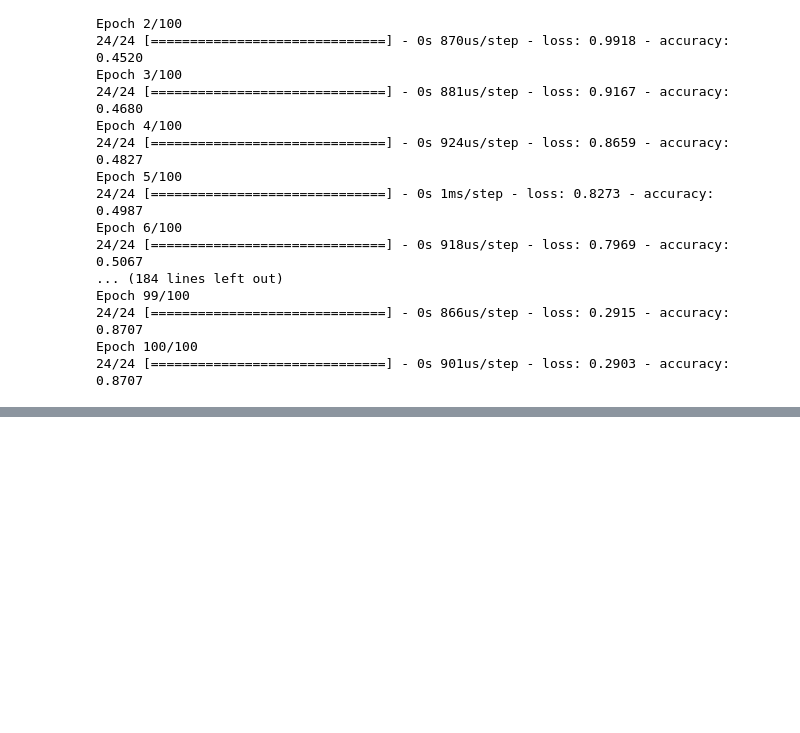
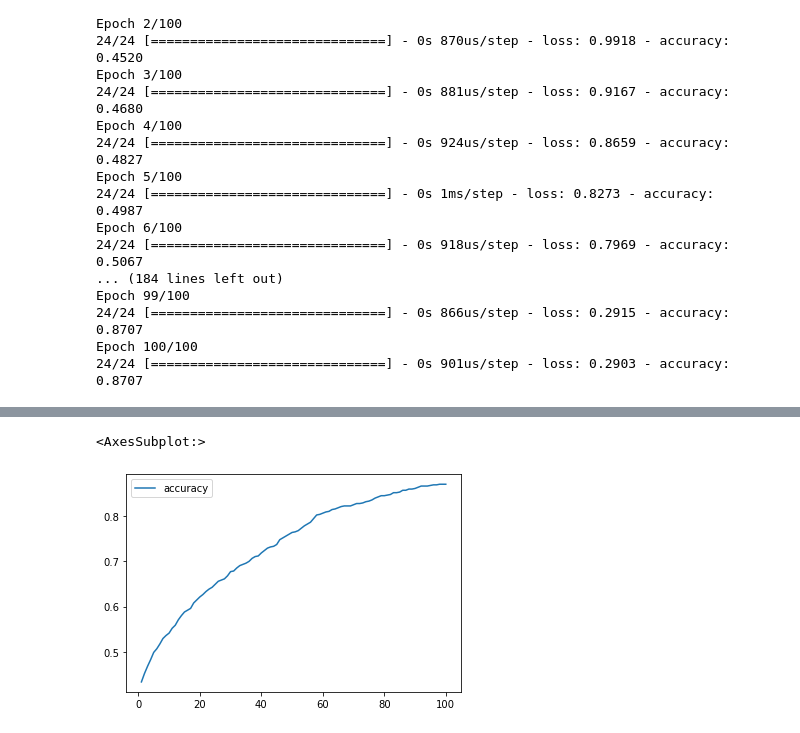
Before and after one commit to macosta2015/Neural-Networks, a Jupyter notebook: Untitled.ipynb, the cells around one changed output, grey strips where cells are left out. Cells and saved outputs as stored; diff of their text form; code cells hidden in the pictures; blank space fills up the shorter version.

```diff
--- a/Untitled.ipynb
+++ b/Untitled.ipynb
@@ -159,0 +169,6 @@ Epoch 100/100
+# %%
+# Plot the accuracy
+history_df.plot(y="accuracy")
+# %% [output]
+<AxesSubplot:>
+[figure, added]
```
Also changed, not shown: parts of 1 cell of this notebook.
